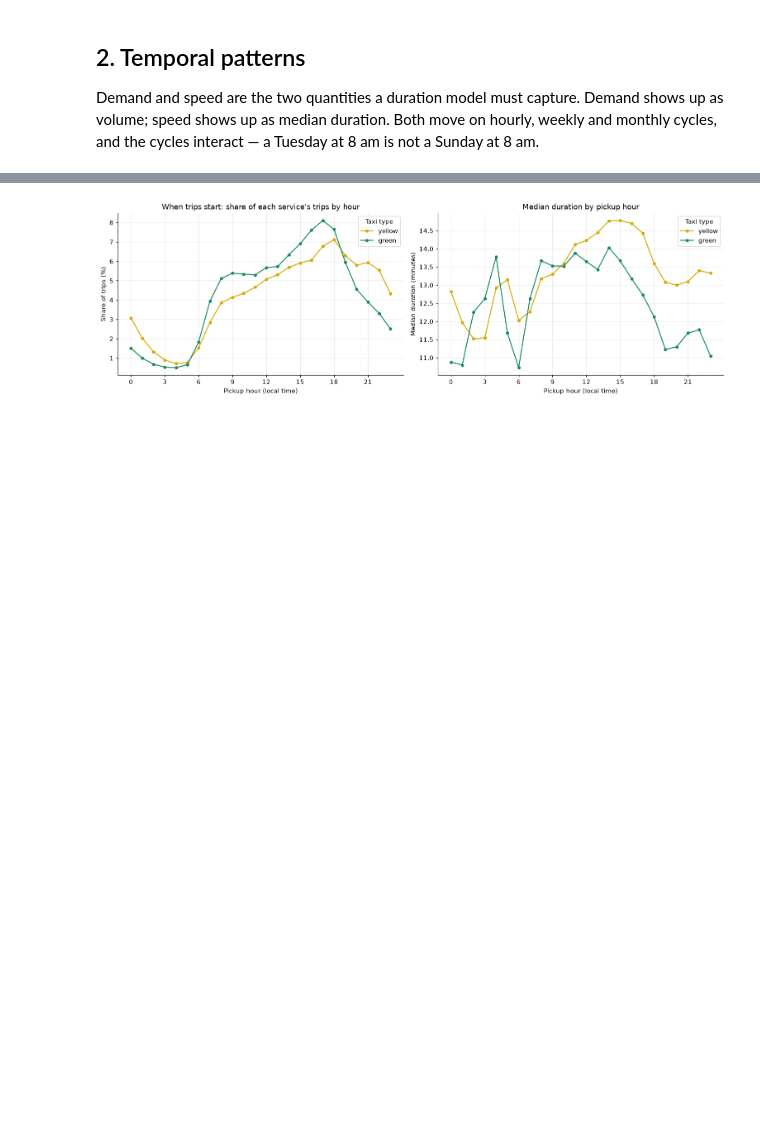
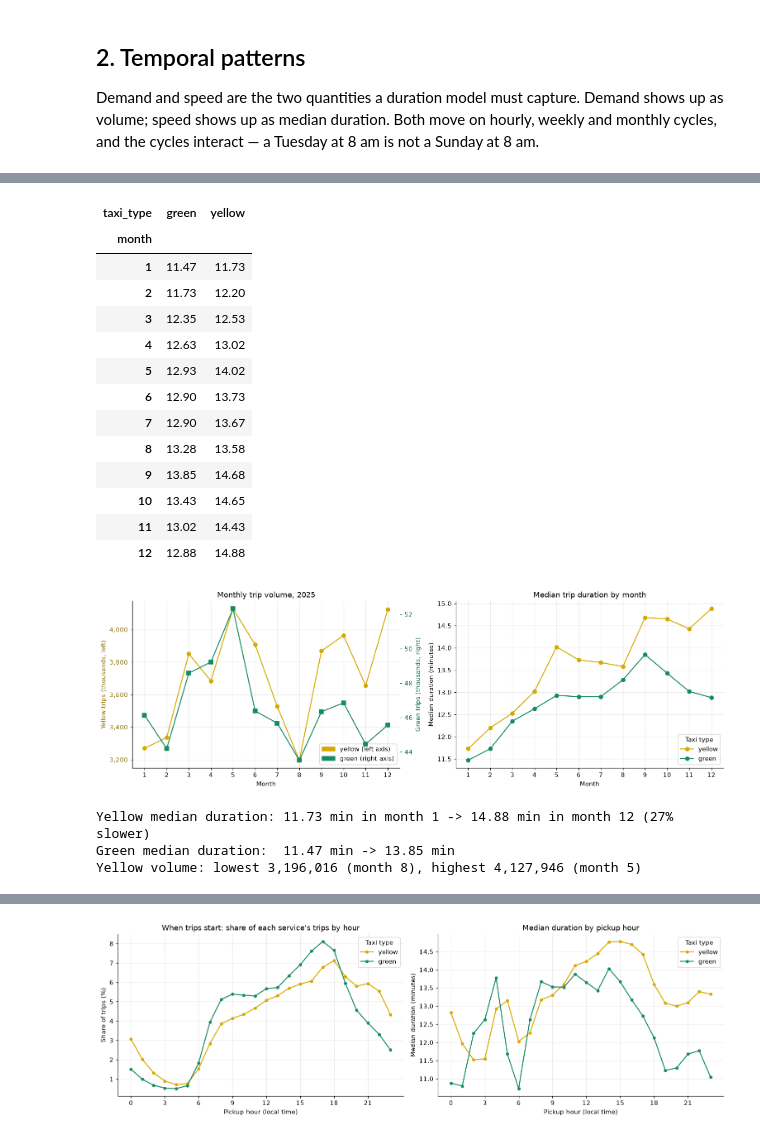
Before and after one commit to Shreyit/nyc-taxi-ml, a Jupyter notebook: notebooks/02_exploratory_data_analysis.ipynb, the cells around one changed output, grey strips where cells are left out. Saved outputs shown, nothing was run; the diff lists cells and outputs as text; code cells hidden in the pictures; blank space fills up the shorter version.

```diff
--- a/notebooks/02_exploratory_data_analysis.ipynb
+++ b/notebooks/02_exploratory_data_analysis.ipynb
@@ -128,0 +87,52 @@ Yellow volume: lowest 3,196,016 (month 8), highest 4,127,946 (month 5)
+# %%
+monthly = q(f'''
+    SELECT month, taxi_type, count(*) AS trips, round(median(duration_min), 2) AS median_duration,
+           round(median(fare_amount), 2) AS median_fare
+    FROM {parquet()} GROUP BY 1, 2 ORDER BY 1, 2
+''')
+display(monthly.pivot(index="month", columns="taxi_type", values="trips").round(0).astype("Int64"))
+display(monthly.pivot(index="month", columns="taxi_type", values="median_duration").round(2))
+
+fig, axes = plt.subplots(1, 2, figsize=(14, 4.6))
+yellow_monthly = monthly[monthly.taxi_type == "yellow"]
+green_monthly = monthly[monthly.taxi_type == "green"]
+
+# Volume differs by two orders of magnitude, so volume gets twin axes; duration shares one axis.
+volume_ax = axes[0]
+volume_ax.plot(yellow_monthly.month, yellow_monthly.trips / 1000, marker="o",
+               color=COLORS["yellow"], label="yellow (left axis)")
+volume_ax.set_xlabel("Month")
+volume_ax.set_ylabel("Yellow trips (thousands, left)", color="#8a6d00")
+volume_ax.tick_params(axis="y", colors="#8a6d00")
+volume_twin = volume_ax.twinx()
+volume_twin.plot(green_monthly.month, green_monthly.trips / 1000, marker="s",
+                 color=COLORS["green"], label="green (right axis)")
+volume_twin.set_ylabel("Green trips (thousands, right)", color="#0f6b4a")
+volume_twin.tick_params(axis="y", colors="#0f6b4a")
+volume_twin.grid(False)
+volume_ax.set_title("Monthly trip volume, 2025")
+volume_ax.legend(handles=[Patch(color=COLORS["yellow"], label="yellow (left axis)"),
+                          Patch(color=COLORS["green"], label="green (right axis)")], loc="lower right")
+
+for service in ("yellow", "green"):
+    subset = monthly[monthly.taxi_type == service]
+    axes[1].plot(subset.month, subset.median_duration, marker="o", label=service, color=COLORS[service])
+axes[1].set(title="Median trip duration by month", xlabel="Month", ylabel="Median duration (minutes)")
+axes[1].legend(title="Taxi type", loc="lower right")
+for ax in (volume_ax, axes[1]):
+    ax.set_xticks(range(1, 13))
+volume_ax.yaxis.set_major_formatter(FuncFormatter(lambda v, _: f"{v:,.0f}"))
+volume_twin.yaxis.set_major_formatter(FuncFormatter(lambda v, _: f"{v:,.0f}"))
+fig.tight_layout()
+fig.savefig(FIGURES / "02_monthly_volume_duration.png", bbox_inches="tight")
+plt.show()
+
+yellow = monthly[monthly.taxi_type == "yellow"].set_index("month")
+green = monthly[monthly.taxi_type == "green"].set_index("month")
+print(f"Yellow median duration: {yellow.median_duration.min():.2f} min in month "
+      f"{yellow.median_duration.idxmin()} -> {yellow.median_duration.max():.2f} min in month "
+      f"{yellow.median_duration.idxmax()} ({100*(yellow.median_duration.max()/yellow.median_duration.min()-1):.0f}% slower)")
+print(f"Green median duration:  {green.median_duration.min():.2f} min -> {green.median_duration.max():.2f} min")
+print(f"Yellow volume: lowest {yellow.trips.min():,} (month {yellow.trips.idxmin()}), "
+      f"highest {yellow.trips.max():,} (month {yellow.trips.idxmax()})")
+# %% [output]
@@ -129 +153,19 @@ Yellow volume: lowest 3,196,016 (month 8), highest 4,127,946 (month 5)
+| taxi_type | green | yellow |
+| month |  |  |
+| 1 | 11.47 | 11.73 |
+| 2 | 11.73 | 12.20 |
+| 3 | 12.35 | 12.53 |
+| 4 | 12.63 | 13.02 |
+| 5 | 12.93 | 14.02 |
+| 6 | 12.90 | 13.73 |
+| 7 | 12.90 | 13.67 |
+| 8 | 13.28 | 13.58 |
+| 9 | 13.85 | 14.68 |
+| 10 | 13.43 | 14.65 |
+| 11 | 13.02 | 14.43 |
+| 12 | 12.88 | 14.88 |
+[figure, added]
+Yellow median duration: 11.73 min in month 1 -> 14.88 min in month 12 (27% slower)
+Green median duration:  11.47 min -> 13.85 min
+Yellow volume: lowest 3,196,016 (month 8), highest 4,127,946 (month 5)
 # %% [markdown]
```
Also changed, not shown: parts of 10 cells of this notebook, 11 other files.
